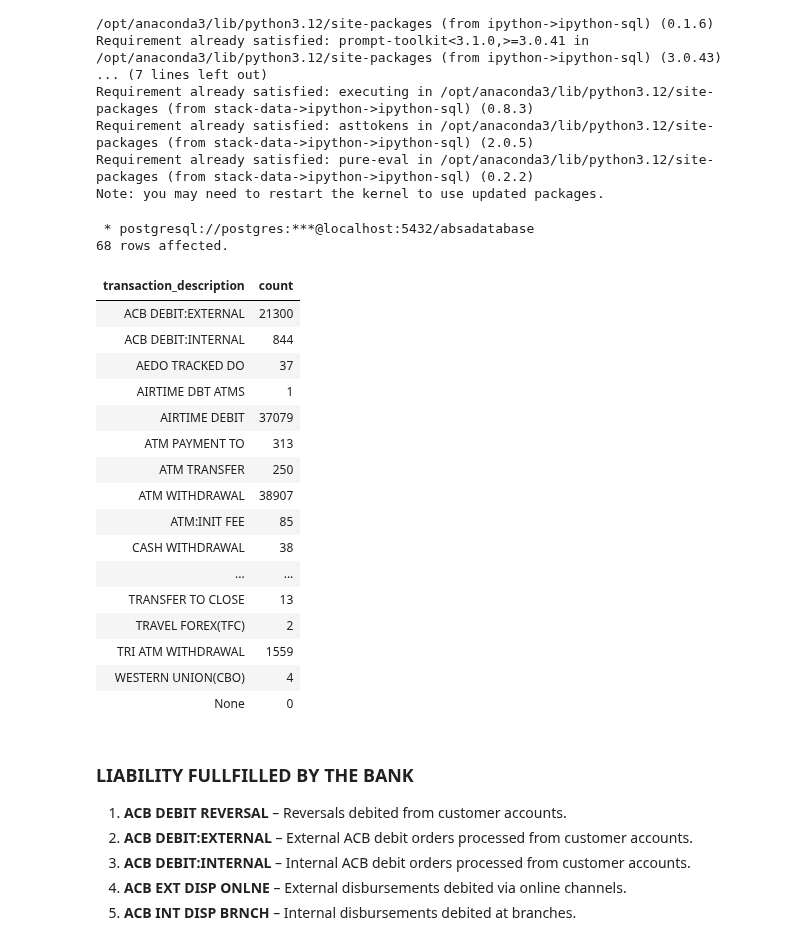
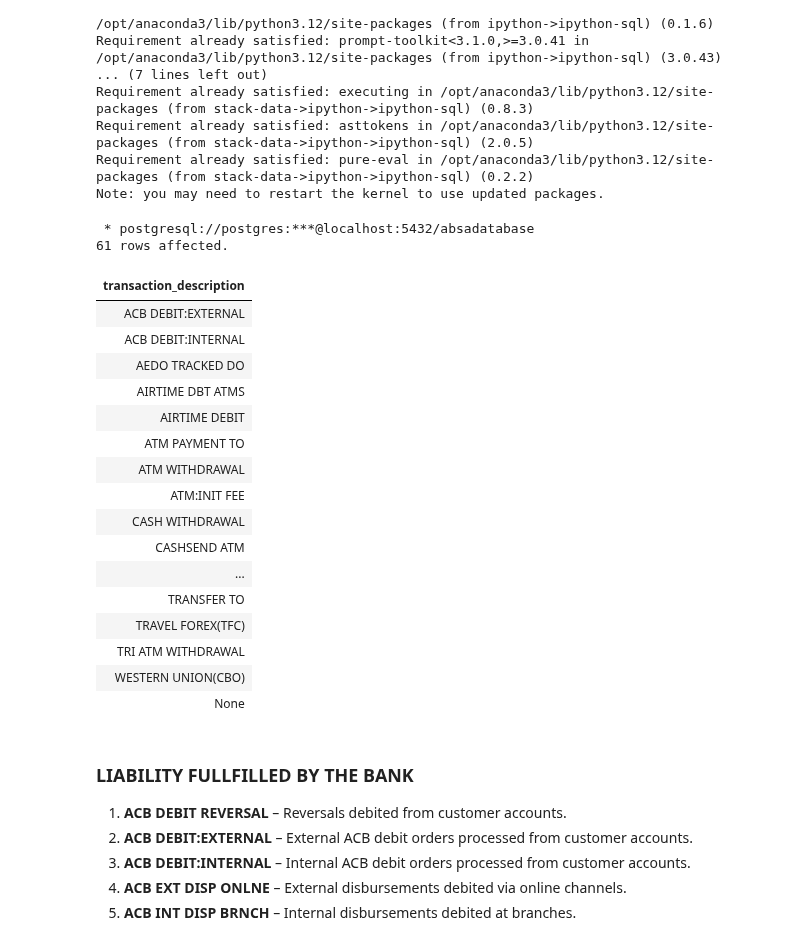
Before and after one commit to The-DigitalAcademy/EXPLORING-ABSA-DATASETS, a Jupyter notebook: Liability_Fulfilled.ipynb, the cells around one changed output. Drawn from its saved outputs; the diff is of its cells as text; code cells hidden in the pictures.

```diff
--- a/Liability_Fulfilled.ipynb
+++ b/Liability_Fulfilled.ipynb
@@ -33,34 +33,41 @@ from sqlalchemy import create_engine
 # %%
 %%sql
 SELECT DISTINCT
-    transaction_description, count(transaction_description)
+    transaction_description
 FROM
     transactiondata
 WHERE
-    amt < 0
-GROUP BY transaction_description
-ORDER BY
-    transaction_description;
+    amt <0
+GROUP BY
+    transaction_description
+HAVING
+    NOT EXISTS ( -- Exclude transaction descriptions that have negative amounts
+        SELECT 1
+        FROM transactiondata t2
+        WHERE t2.transaction_description = transactiondata.transaction_description
+        AND t2.amt > 0
+    )
+ORDER BY transaction_description;
 # %% [output]
  * postgresql://postgres:***@localhost:5432/absadatabase
-68 rows affected.
+61 rows affected.
-| transaction_description | count |
-| ACB DEBIT:EXTERNAL | 21300 |
-| ACB DEBIT:INTERNAL | 844 |
-| AEDO TRACKED DO | 37 |
-| AIRTIME DBT ATMS | 1 |
-| AIRTIME DEBIT | 37079 |
-| ATM PAYMENT TO | 313 |
-| ATM TRANSFER | 250 |
-| ATM WITHDRAWAL | 38907 |
-| ATM:INIT FEE | 85 |
-| CASH WITHDRAWAL | 38 |
-| ... | ... |
-| TRANSFER TO CLOSE | 13 |
-| TRAVEL FOREX(TFC) | 2 |
-| TRI ATM WITHDRAWAL | 1559 |
-| WESTERN UNION(CBO) | 4 |
-| None | 0 |
+| transaction_description |
+| ACB DEBIT:EXTERNAL |
+| ACB DEBIT:INTERNAL |
+| AEDO TRACKED DO |
+| AIRTIME DBT ATMS |
+| AIRTIME DEBIT |
+| ATM PAYMENT TO |
+| ATM WITHDRAWAL |
+| ATM:INIT FEE |
+| CASH WITHDRAWAL |
+| CASHSEND ATM |
+| ... |
+| TRANSFER TO |
+| TRAVEL FOREX(TFC) |
+| TRI ATM WITHDRAWAL |
+| WESTERN UNION(CBO) |
+| None |
 # %% [markdown]
 ### LIABILITY FULLFILLED BY THE BANK
 
```
